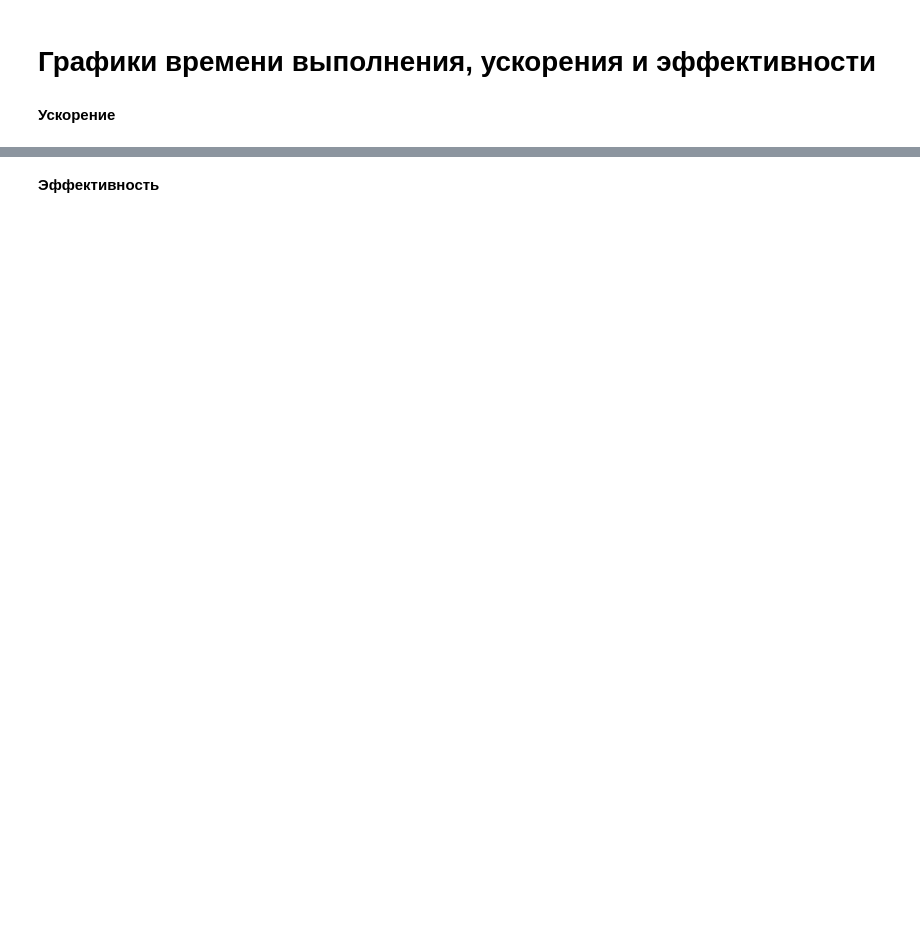
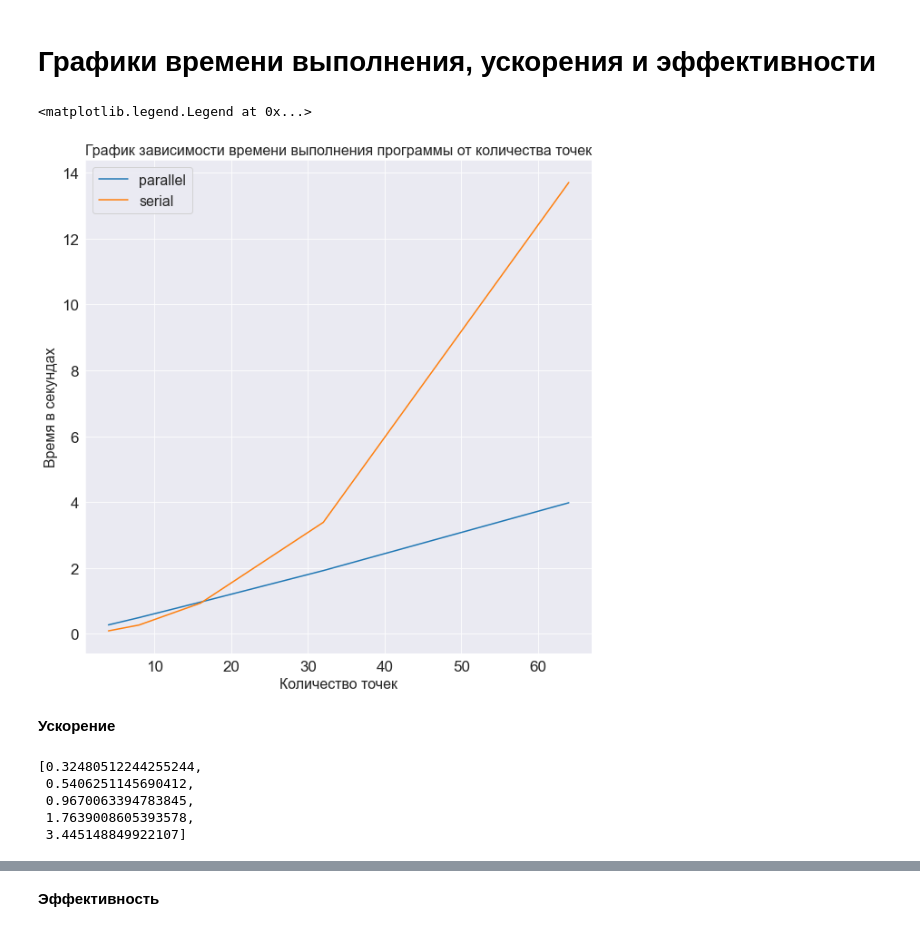
Before and after one commit to DenisKabanov/parallel_programming_lab3, a Jupyter notebook: Animation and graphics.ipynb, the cells around one changed output, grey strips where cells are left out. Drawn from its saved outputs; the diff is of its cells as text; code cells hidden in the pictures; blank space fills up the shorter version.

```diff
--- a/Animation and graphics.ipynb
+++ b/Animation and graphics.ipynb
@@ -58,4 +58,56 @@ HTML(animation.to_html5_video())
 # %% [markdown]
 # Графики времени выполнения, ускорения и эффективности
+# %%
+number_of_points = [4, 8, 16, 32, 64]
+time_parallel = {}
+
+for n in number_of_points:
+    time_parallel[n] = []
+
+    with open(f'./output/time_par_{n}.txt') as f:
+        for line in f:
+            time_parallel[n].append(float(line))
+
+mean_time_parallel = []
+for n in number_of_points:
+    mean_time_parallel.append(np.mean(time_parallel[n]))
+# %%
+time_serial = {}
+
+for n in number_of_points:
+    time_serial[n] = []
+
+    with open(f'./output/time_seq_{n}.txt') as f:
+        for line in f:
+            time_serial[n].append(float(line))
+
+mean_time_serial = []
+for n in number_of_points:
+    mean_time_serial.append(np.mean(time_serial[n]))
+# %%
+plt.figure(figsize=(10, 10))
+plt.plot(number_of_points, mean_time_parallel)
+plt.plot(number_of_points, mean_time_serial)
+plt.xticks(fontsize = 17)
+plt.yticks(fontsize = 17)
+plt.xlabel('Количество точек', fontsize=16)
+plt.ylabel('Время в секундах', fontsize=16)
+plt.title("График зависимости времени выполнения программы от количества точек", size=16)
+plt.legend(['parallel', 'serial'], fontsize=16)
+# %% [output]
+<matplotlib.legend.Legend at 0x...>
+[figure, added]
 # %% [markdown]
 **Ускорение**
+# %%
+# S = T_serial/T_parallel
+speed_up = []
+for i in range(len(number_of_points)):
+    speed_up.append(mean_time_serial[i]/mean_time_parallel[i])
+speed_up
+# %% [output]
+[0.32480512244255244,
+ 0.5406251145690412,
+ 0.9670063394783845,
+ 1.7639008605393578,
+ 3.445148849922107]
```
Also changed, not shown: parts of 5 cells of this notebook.
